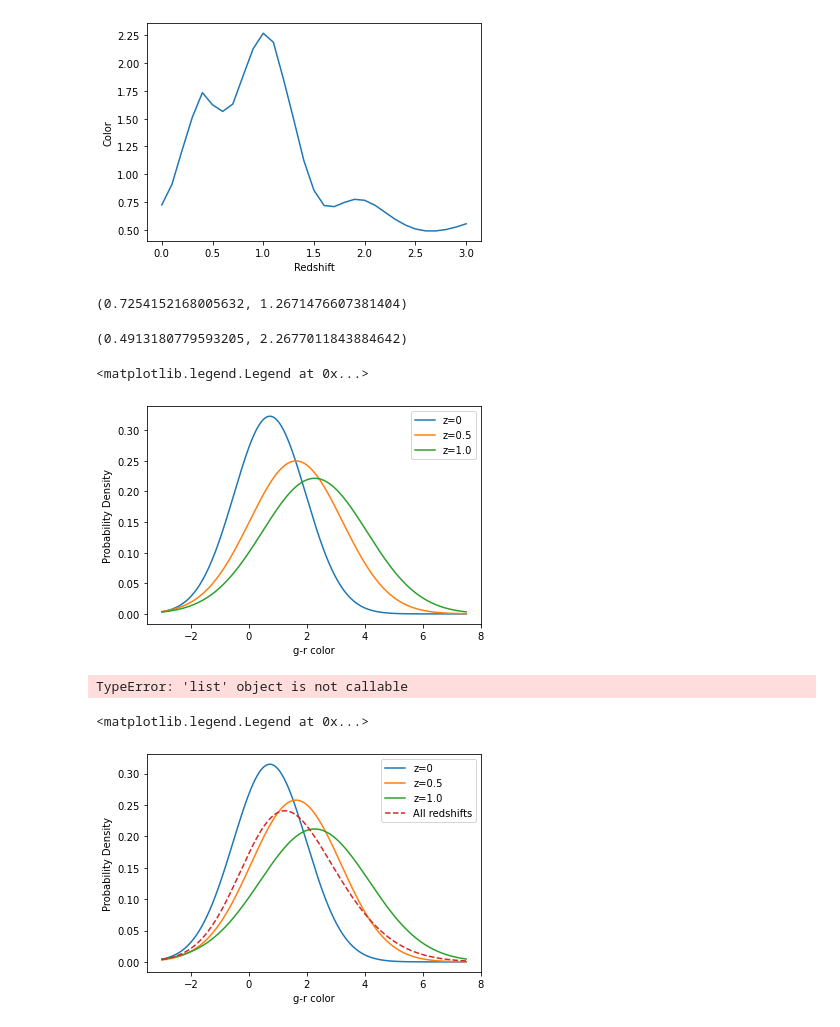
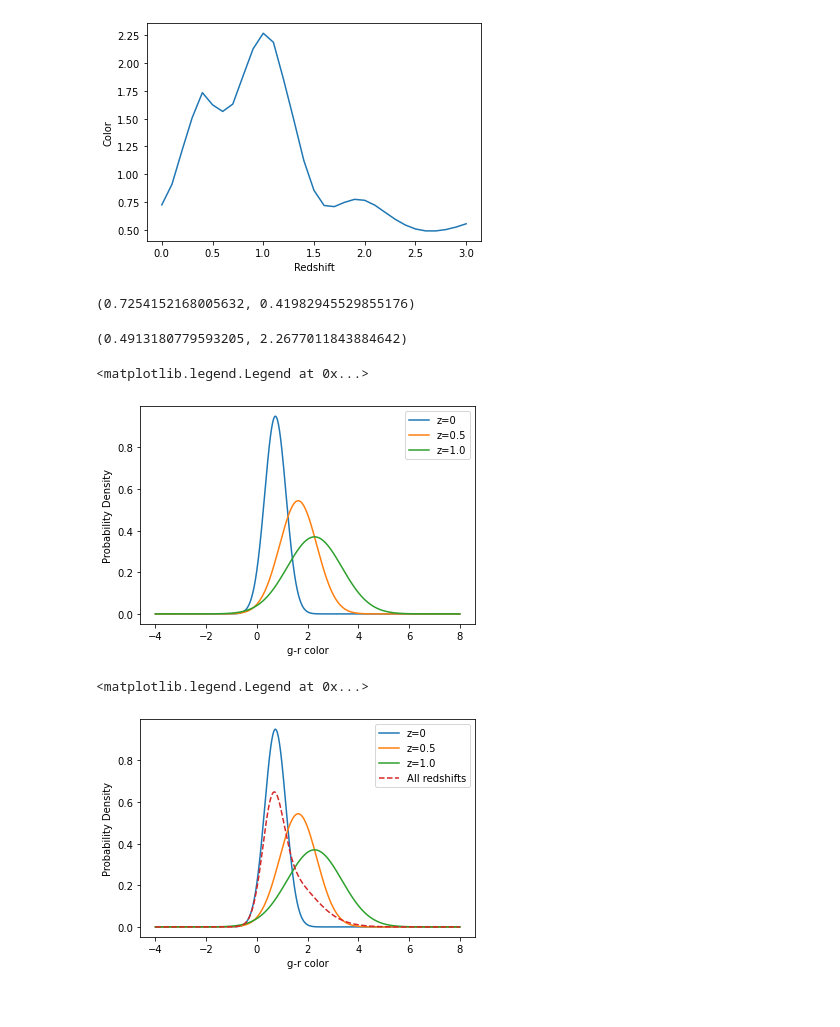
Before and after one commit to dirac-institute/uw-premap-2022-photoz, a Jupyter notebook: magnitudes.ipynb, the cells around one changed output. Drawn from its saved outputs; the diff is of its cells as text; code cells hidden in the pictures.

```diff
--- a/magnitudes.ipynb
+++ b/magnitudes.ipynb
@@ -110,7 +110,10 @@ band_obs
 | 2086979 | 2086979 | 352.585400 | -55.879554 | 63870.106138 | 2414 | y | 21.837416 | 49 | ... |
 2086980 rows × 9 columns
 # %%
-r_filter = band_obs.query('fieldId == 2403 and filter == "r"')
-g_filter = band_obs.query('fieldId == 2403 and filter == "g"')
+r_filter = band_obs.query(f'fieldId == {field_id} and filter == "r"')
+g_filter = band_obs.query(f'fieldId == {field_id} and filter == "g"')
 print(r_filter, g_filter)
+field_id_max = np.max(band_obs['fieldId'])
+#field_id_min = np.min(band_obs['fieldId'])
+print(field_id_max)
 # %% [output]
@@ -266,13 +255,14 @@ for redshift in np.arange(0,3.1,0.1):
         mags[f] = sun_copy.calcMag(lsst[f])
         pd.DataFrame(mags, index=['Distant Sun']).T
     gr_color = mags['g'] - mags['r']
+    g_r.append(mags['g'] - mags['r'])
+    result_g = 1.25 * np.log10(np.sum(10.0 ** (0.8 * g_filter['fiveSigmaDepth'])))
+    result_r = 1.25 * np.log10(np.sum(10.0 ** (0.8 * r_filter['fiveSigmaDepth'])))
+    mag_error_g, gamma = SignalToNoise.calcMagError_m5(mags['g'], lsst['g'], result_g , PhotometricParameters())
+    mag_error_r, gamma = SignalToNoise.calcMagError_m5(mags['r'], lsst['r'], result_r, PhotometricParameters())
+    g_r_err.append(np.sqrt(mag_error_r**2 + mag_error_g**2))
     gr_error = np.sqrt(mag_error_r**2 + mag_error_g**2)
     pdf_list.append(norm(loc = gr_color, scale = gr_error))
-    g_r.append(mags['g'] - mags['r'])
-    mag_error_g, gamma = SignalToNoise.calcMagError_m5(mags['g'], lsst['g'], 23.803613 , PhotometricParameters())
-    mag_error_r, gamma = SignalToNoise.calcMagError_m5(mags['r'], lsst['r'], 22.115278, PhotometricParameters())
-    g_r_err.append(np.sqrt(mag_error_r**2 + mag_error_g**2))
-
 
 
 print(g_r, g_r_err)
@@ -293,7 +281,7 @@ from scipy.stats import norm
 # %%
 g_r[0], g_r_err[0]
 # %% [output]
-(0.7254152168005632, 1.2671476607381404)
+(0.7254152168005632, 0.41982945529855176)
 # %%
 gal_z_0 = norm(loc=g_r[0], scale=g_r_err[0])
 gal_z_0p5 = norm(loc=g_r[5], scale=g_r_err[5])
@@ -313,26 +301,25 @@ plt.ylabel('Probability Density')
 plt.legend()
 # %% [output]
 <matplotlib.legend.Legend at 0x...>
-[figure, old version]
+[figure, new version]
 # %%
 #combined_pdf = gal_z_0.pdf(color_range) + gal_z_0p5.pdf(color_range) +  gal_z_1p0.pdf(color_range)
-#combined_pdf = []
-#for col in color_range:
- #   col = pdf_list(color_range)
-#return combined_pdf.append(col)
+combined_pdf = np.zeros(len(color_range))
-# %% [output]
-TypeError: 'list' object is not callable
+# %%
+for gal in pdf_list:
+    combined_pdf += gal.pdf(color_range)
+combined_pdf_2 = combined_pdf / len(pdf_list)
 # %%
 plt.plot(color_range, gal_z_0.pdf(color_range), label = 'z=0')
 plt.plot(color_range, gal_z_0p5.pdf(color_range), label = 'z=0.5')
 plt.plot(color_range, gal_z_1p0.pdf(color_range), label = 'z=1.0')
-plt.plot(color_range, combined_pdf, '--', label = 'All redshifts')
+plt.plot(color_range, combined_pdf_2 , '--', label = 'All redshifts')
 plt.xlabel('g-r color')
 plt.ylabel('Probability Density')
 plt.legend()
 # %% [output]
 <matplotlib.legend.Legend at 0x...>
-[figure, old version]
+[figure, new version]
 # %%
 from scipy.special import kl_div, rel_entr
 # %%
```
Also changed, not shown: parts of 16 cells of this notebook.
